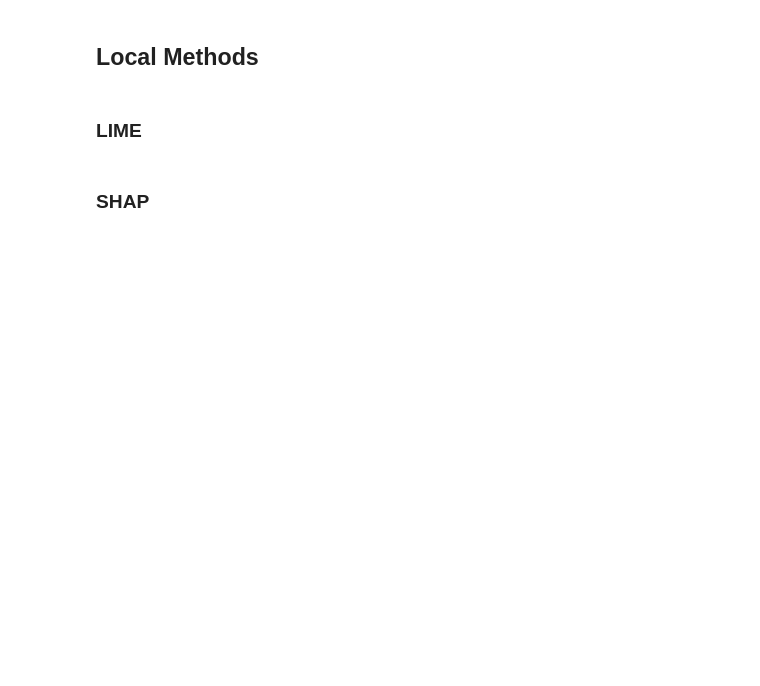
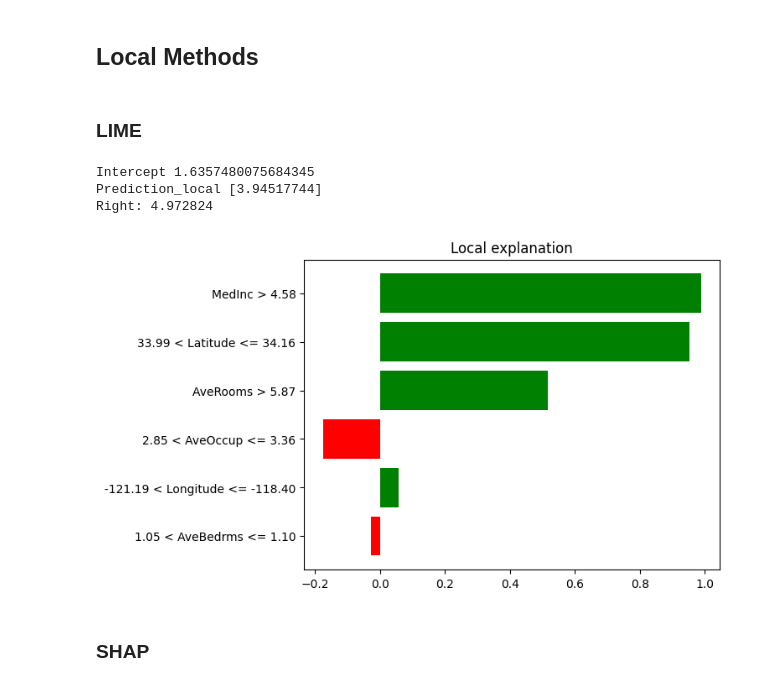
Before and after one commit to ZackNay/Interpretable-ML, a Jupyter notebook: main.ipynb, the cells around one changed output. Saved outputs shown, nothing was run; the diff lists cells and outputs as text; code cells hidden in the pictures; blank space fills up the shorter version.

Commit message:
Fix Shap and change LIME plot

```diff
--- a/main.ipynb
+++ b/main.ipynb
@@ -29,10 +32,7 @@ X_train, X_test, y_train, y_test = train_test_split(
     X, y, test_size=0.2, random_state=42
 )
 
-# Basic Scaling
-scaler = StandardScaler()
-X_train_scaled = scaler.fit_transform(X_train)
-X_test_scaled  = scaler.transform(X_test)
+
 
 # 3 base models to complicate things
 def make_base_models():
@@ -70,17 +70,17 @@ def evaluate(name, y_true, y_pred):
 base_models = make_base_models()
 for name, model in zip(model_names, base_models):
     print(f"Training...{name}")
-    model.fit(X_train_scaled, y_train,
-              eval_set=[(X_test_scaled, y_test)], verbose=False)
+    model.fit(X_train, y_train,
+              eval_set=[(X_test, y_test)], verbose=False)
 
 N_FOLDS = 5
 kf = KFold(n_splits=N_FOLDS, shuffle=True, random_state=42)
 
-oof_preds = np.zeros((X_train_scaled.shape[0], len(base_models)))
+oof_preds = np.zeros((X_train.shape[0], len(base_models)))
 
 print(f"Generating fold OOF predictions for meta-learner")
-for fold, (tr_idx, val_idx) in enumerate(kf.split(X_train_scaled), 1):
-    X_tr, X_val = X_train_scaled[tr_idx], X_train_scaled[val_idx]
+for fold, (tr_idx, val_idx) in enumerate(kf.split(X_train), 1):
+    X_tr, X_val = X_train[tr_idx], X_train[val_idx]
     y_tr        = y_train[tr_idx]
 
     fold_models = make_base_models()
@@ -91,7 +91,7 @@ for fold, (tr_idx, val_idx) in enumerate(kf.split(X_train_scaled), 1):
     print(f"Fold {fold} complete")
 
 meta_X_train = oof_preds
-meta_X_test  = np.column_stack([m.predict(X_test_scaled)
+meta_X_test  = np.column_stack([m.predict(X_test)
                                  for m in base_models])
 
 
@@ -121,6 +121,5 @@ evaluate("Ensemble (XGB meta-learner / stacking)", y_test, stack_preds)
 def stacked_predict(X):
     if isinstance(X, pd.DataFrame):
         X = X.values
-    X_scaled = scaler.transform(X)
-    meta_input = np.column_stack([m.predict(X_scaled) for m in base_models])
+    meta_input = np.column_stack([m.predict(X) for m in base_models])
     return meta_model.predict(meta_input)
@@ -131,15 +142,24 @@ def stacked_predict(X):
 # %%
 import lime
 import lime.lime_tabular
 import matplotlib.pyplot as plt
 import pandas as pd
 
-explainer = lime.lime_tabular.LimeTabularExplainer(X_train_scaled, feature_names=housing.feature_names,
-                                                  verbose=True, mode='regression')
+explainer = lime.lime_tabular.LimeTabularExplainer(
+    X_train,
+    feature_names=housing.feature_names,
+    verbose=True,
+    mode='regression'
+)
 
-exp = explainer.explain_instance(X_test_scaled[10], stacked_predict, num_features=6)
+exp = explainer.explain_instance(X_test[10], stacked_predict, num_features=6)
 fig = exp.as_pyplot_figure()
 plt.show()
+# %% [output]
+Intercept 1.6357480075684345
+Prediction_local [3.94517744]
+Right: 4.972824
+[figure, added]
 # %% [markdown]
 ### SHAP
 # %%
```
Also changed, not shown: parts of 5 cells of this notebook.
